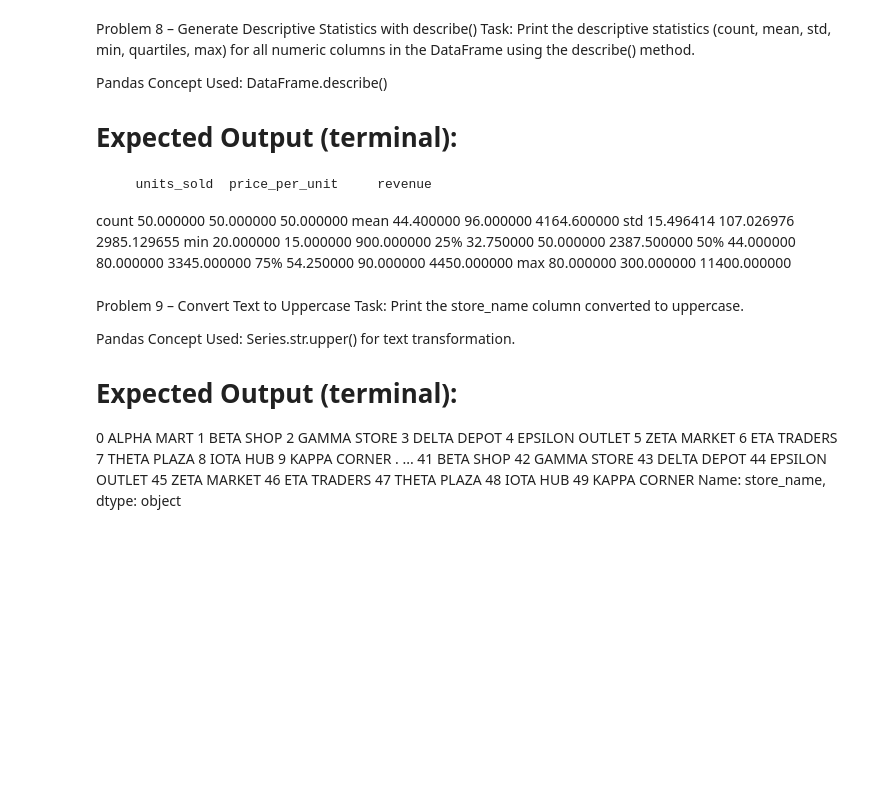
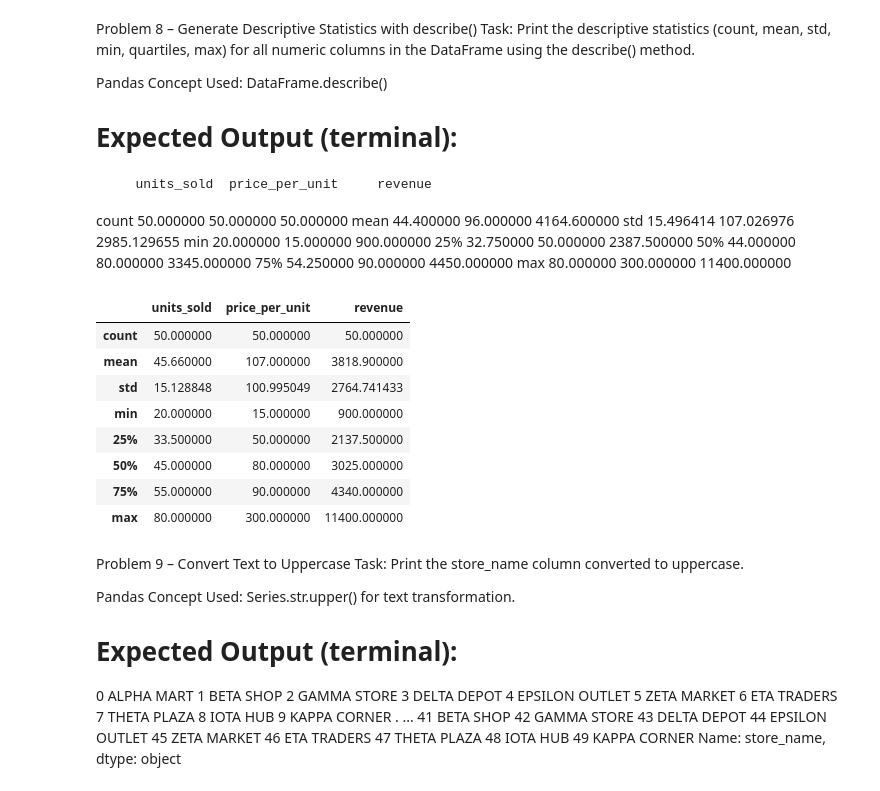
Before and after one commit to JerickJualo/Pandas---Problem-Solving---DeepSeek, a Jupyter notebook: Problem Solving/Data Handling Notebooks/Data Handling - EASY.ipynb, the cells around one changed output. Saved outputs shown, nothing was run; the diff lists cells and outputs as text; code cells hidden in the pictures; blank space fills up the shorter version.

```diff
--- a/Problem Solving/Data Handling Notebooks/Data Handling - EASY.ipynb
+++ b/Problem Solving/Data Handling Notebooks/Data Handling - EASY.ipynb
@@ -224,6 +224,19 @@ min     20.000000        15.000000  900.000000
 50%     44.000000        80.000000 3345.000000
 75%     54.250000        90.000000 4450.000000
 max     80.000000       300.000000 11400.000000
+# %%
+describe_df = store_sales.describe()
+describe_df
+# %% [output]
+|  | units_sold | price_per_unit | revenue |
+| count | 50.000000 | 50.000000 | 50.000000 |
+| mean | 45.660000 | 107.000000 | 3818.900000 |
+| std | 15.128848 | 100.995049 | 2764.741433 |
+| min | 20.000000 | 15.000000 | 900.000000 |
+| 25% | 33.500000 | 50.000000 | 2137.500000 |
+| 50% | 45.000000 | 80.000000 | 3025.000000 |
+| 75% | 55.000000 | 90.000000 | 4340.000000 |
+| max | 80.000000 | 300.000000 | 11400.000000 |
 # %% [markdown]
 Problem 9 – Convert Text to Uppercase
 Task:
```
Also changed, not shown: parts of 7 cells of this notebook.
